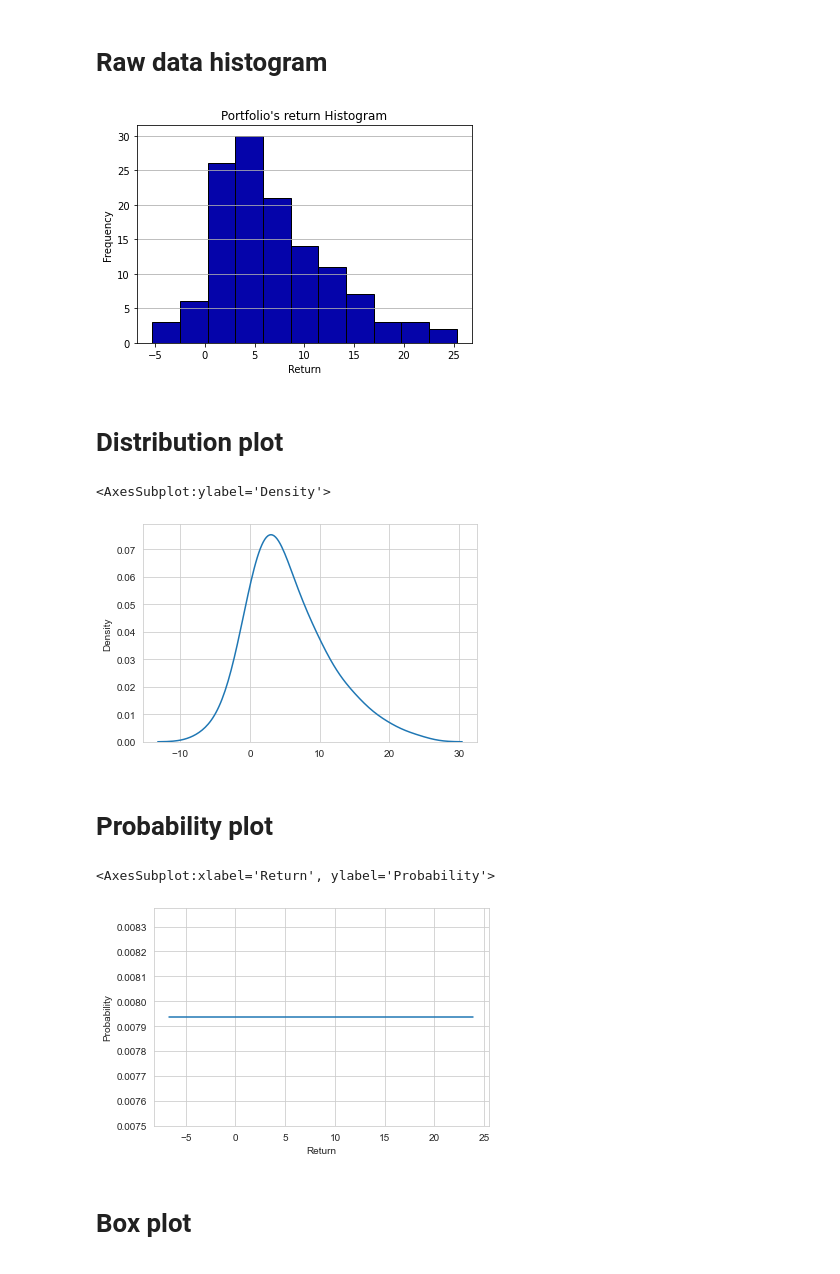
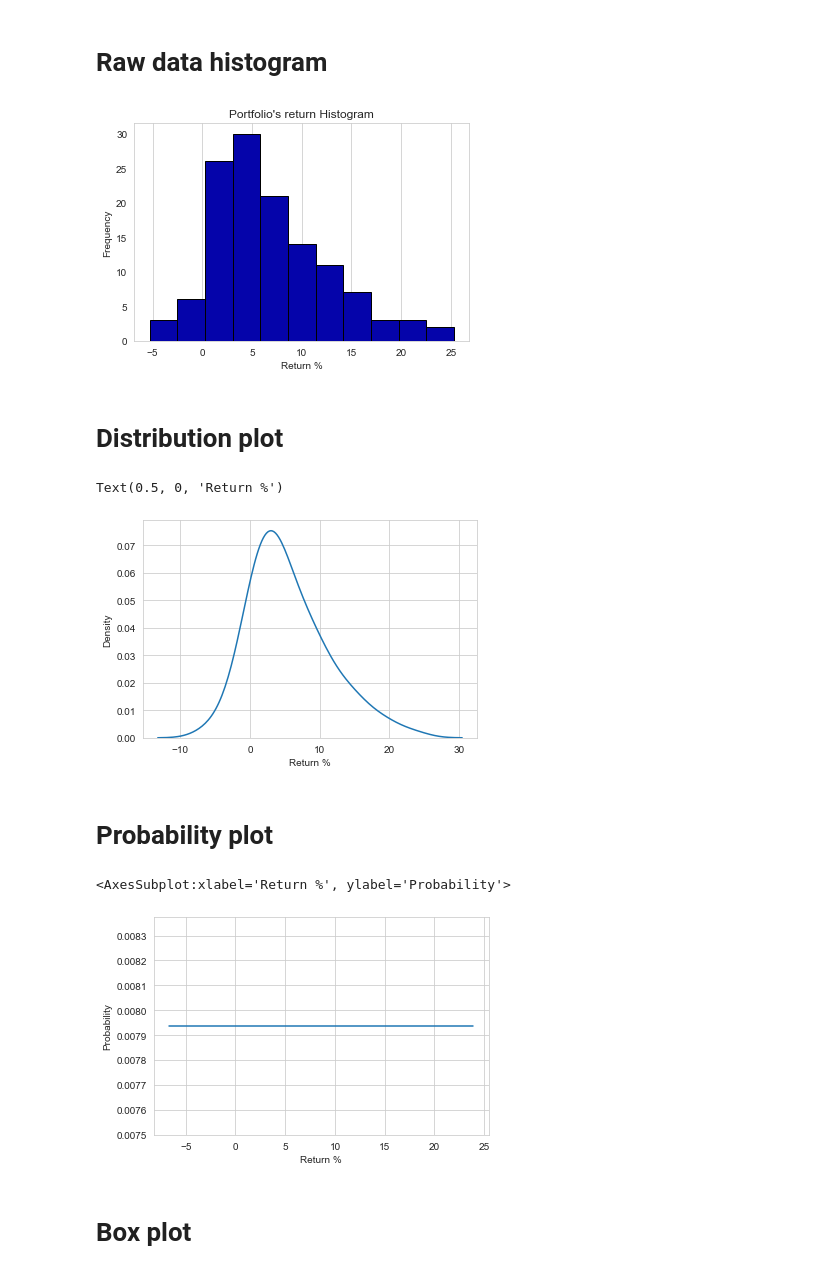
Before and after one commit to javipmontes/Programming4DS, a Jupyter notebook: Code/ReturnAnalysis.ipynb, the cells around one changed output. Drawn from its saved outputs; the diff is of its cells as text; code cells hidden in the pictures.

Commit message:
ReturnAnalysis updated

```diff
--- a/Code/ReturnAnalysis.ipynb
+++ b/Code/ReturnAnalysis.ipynb
@@ -31,30 +31,30 @@ return_df.head()
 # %%
 n, bins, patches = plt.hist(x=return_df['RETURN'], bins='auto', color='#0504aa', align='right', edgecolor='black')
 plt.grid(axis='y')
-plt.xlabel('Return')
+plt.xlabel('Return %')
 plt.ylabel('Frequency')
 plt.title("Portfolio's return Histogram")
 maxfreq = n.max()
-#plt.yticks(np.arange(0, 4, 1))
 plt.show()
 # %% [output]
-[figure, old version]
+[figure, new version]
 # %% [markdown]
 # Distribution plot
 # %%
 sns.set_style('whitegrid')
 sns.kdeplot(np.array(return_df['RETURN']))
+plt.xlabel('Return %')
 # %% [output]
-<AxesSubplot:ylabel='Density'>
+Text(0.5, 0, 'Return %')
-[figure, old version]
+[figure, new version]
 # %% [markdown]
 # Probability plot
 # %%
 return_df_probs = return_df.groupby('RETURN').size().div(len(return_df))
-return_df_probs.plot(xlabel='Return', ylabel='Probability')
+return_df_probs.plot(xlabel='Return %', ylabel='Probability')
 # %% [output]
-<AxesSubplot:xlabel='Return', ylabel='Probability'>
+<AxesSubplot:xlabel='Return %', ylabel='Probability'>
-[figure, old version]
+[figure, new version]
 # %% [markdown]
 # Box plot
 # %%
```
Also changed, not shown: parts of 1 cell of this notebook.
